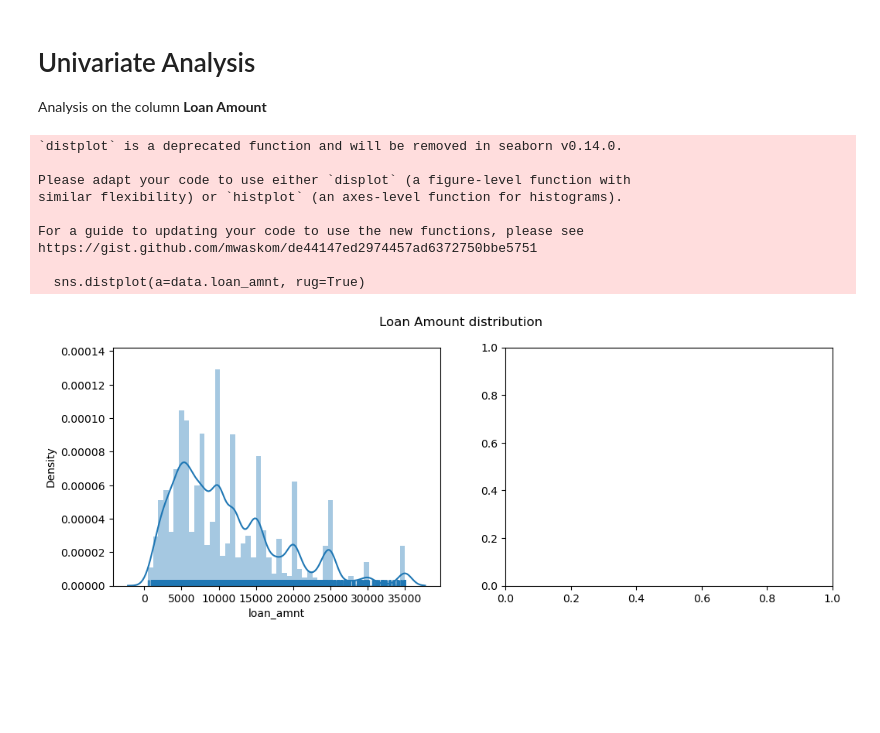
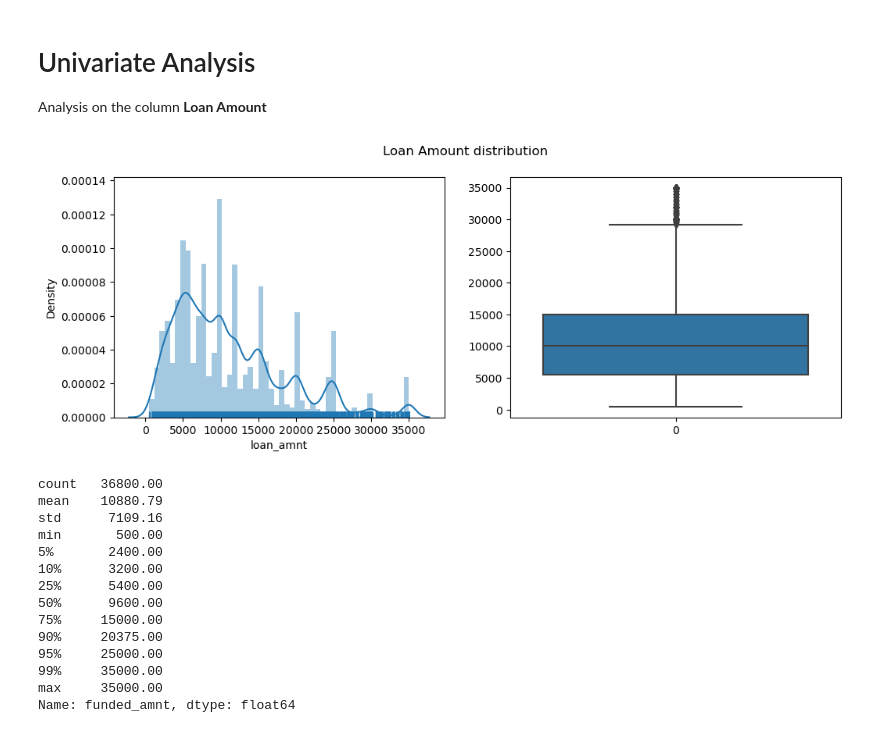
Before and after one commit to Tiru0792/LendingClubCaseStudy, a Jupyter notebook: analysis.ipynb, the cells around one changed output. Cells and saved outputs as stored; diff of their text form; code cells hidden in the pictures; blank space fills up the shorter version.

```diff
--- a/analysis.ipynb
+++ b/analysis.ipynb
@@ -280,24 +282,32 @@ Analysis on the column <b> Loan Amount </b>
 # %%
 #Increasing the figure size of plot
 plt.figure(figsize=(12,4))
 #Setting subplot index
 plt.subplot(1,2,1)
 #Histogram plot
 sns.distplot(a=data.loan_amnt, rug=True)
 plt.subplot(1,2,2)
 #Box plot
-#sns.boxplot(data=data.loan_amnt)
+sns.boxplot(data=data.loan_amnt)
 #Single title for both subplots.
 plt.suptitle('Loan Amount distribution')
 plt.show()
 # %% [output]
-`distplot` is a deprecated function and will be removed in seaborn v0.14.0.
-
-Please adapt your code to use either `displot` (a figure-level function with
-similar flexibility) or `histplot` (an axes-level function for histograms).
-
-For a guide to updating your code to use the new functions, please see
-https://gist.github.com/mwaskom/de44147ed2974457ad6372750bbe5751
-
-  sns.distplot(a=data.loan_amnt, rug=True)
-[figure, old version]
+[figure, new version]
+# %%
+data.funded_amnt.describe(percentiles=[0.05,0.1,0.25,0.5,0.75,0.9,0.95,0.99])
+# %% [output]
+count   36800.00
+mean    10880.79
+std      7109.16
+min       500.00
+5%       2400.00
+10%      3200.00
+25%      5400.00
+50%      9600.00
+75%     15000.00
+90%     20375.00
+95%     25000.00
+99%     35000.00
+max     35000.00
+Name: funded_amnt, dtype: float64
```
Also changed, not shown: parts of 56 cells of this notebook.
